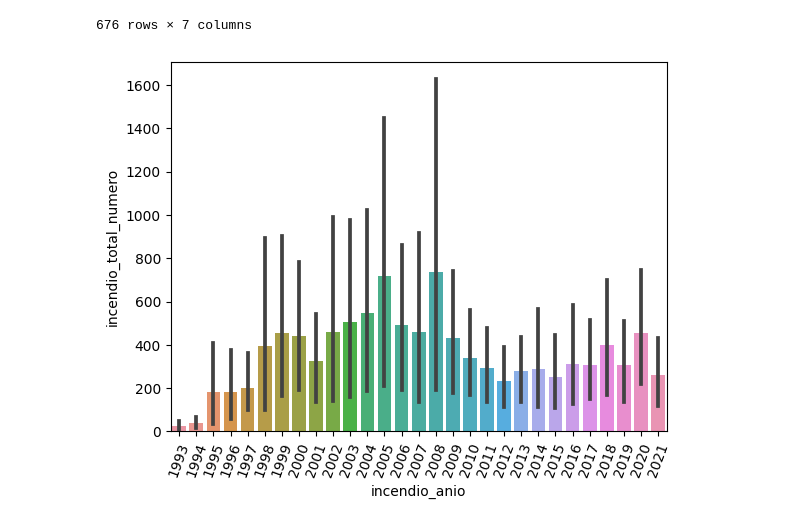
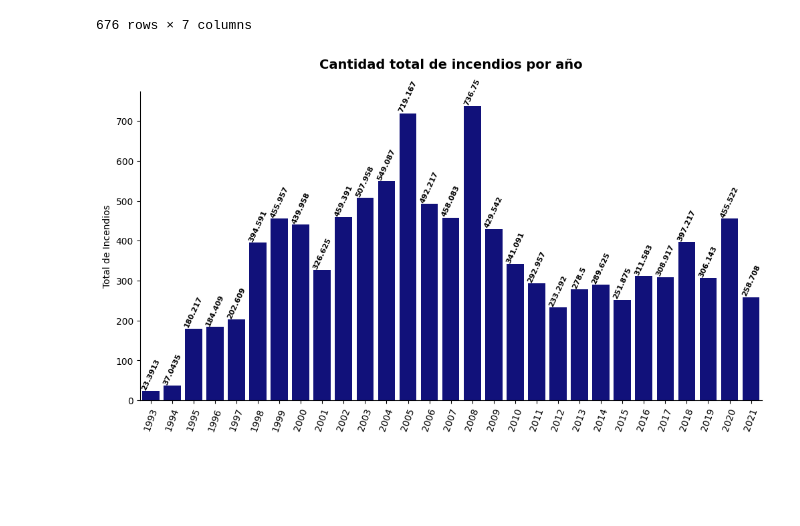
Before and after one commit to AgustinCdeCelis/Incendios-Forestales, a Jupyter notebook: workingfile.ipynb, the cells around one changed output. Cells and saved outputs as stored; diff of their text form; code cells hidden in the pictures; blank space fills up the shorter version.

```diff
--- a/workingfile.ipynb
+++ b/workingfile.ipynb
@@ -21,14 +23,25 @@ df
 | 674 | 2021 | Tierra del Fuego | 24 | 23 | 0 | ... |
 | 675 | 2021 | Tucumán | 413 | 0 | 0 | ... |
 676 rows × 7 columns
-# %%
-sns.barplot(df,x='incendio_anio',y='incendio_total_numero')
-
-plt.xticks(rotation=70)
-
-plt.show()
-# %% [output]
-[figure, removed]
+# %%
+fig, ax= plt.subplots(figsize=(12,6))
+
+plt.title('Cantidad total de incendios por año',size=14,weight='bold',pad=25)
+
+sns.barplot(df,x='incendio_anio',y='incendio_total_numero',ci=None,color='darkblue')
+
+ax.set_ylabel("Total de Incendios")
+ax.set_xlabel(None)
+ax.spines[['right', 'top']].set_visible(False)
+
+plt.xticks(rotation=70)
+
+for i in ax.containers:
+    ax.bar_label(i,fontsize=8,weight='bold',rotation=65)
+
+plt.show()
+# %% [output]
+[figure, added]
 # %%
 df_2=pd.read_csv('superficie-incendiada-provincias-tipo-de-vegetacion_2022.csv',sep=';',encoding='latin-1')
 
```
Also changed, not shown: parts of 15 cells of this notebook.
